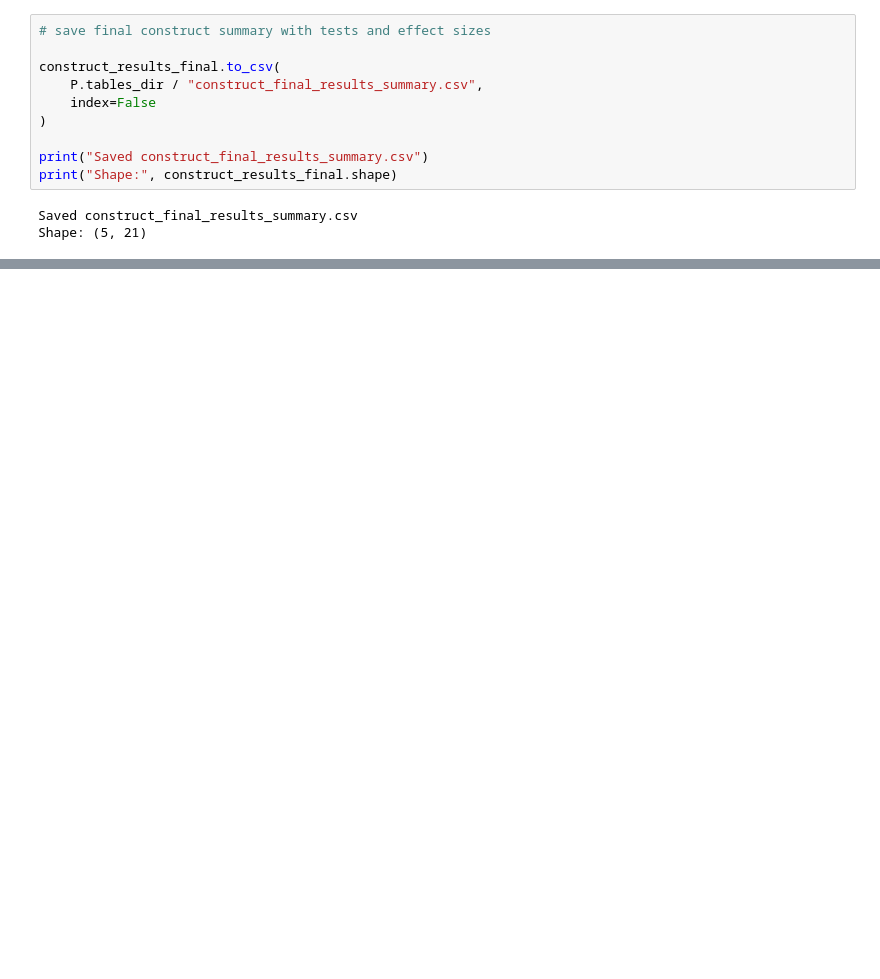
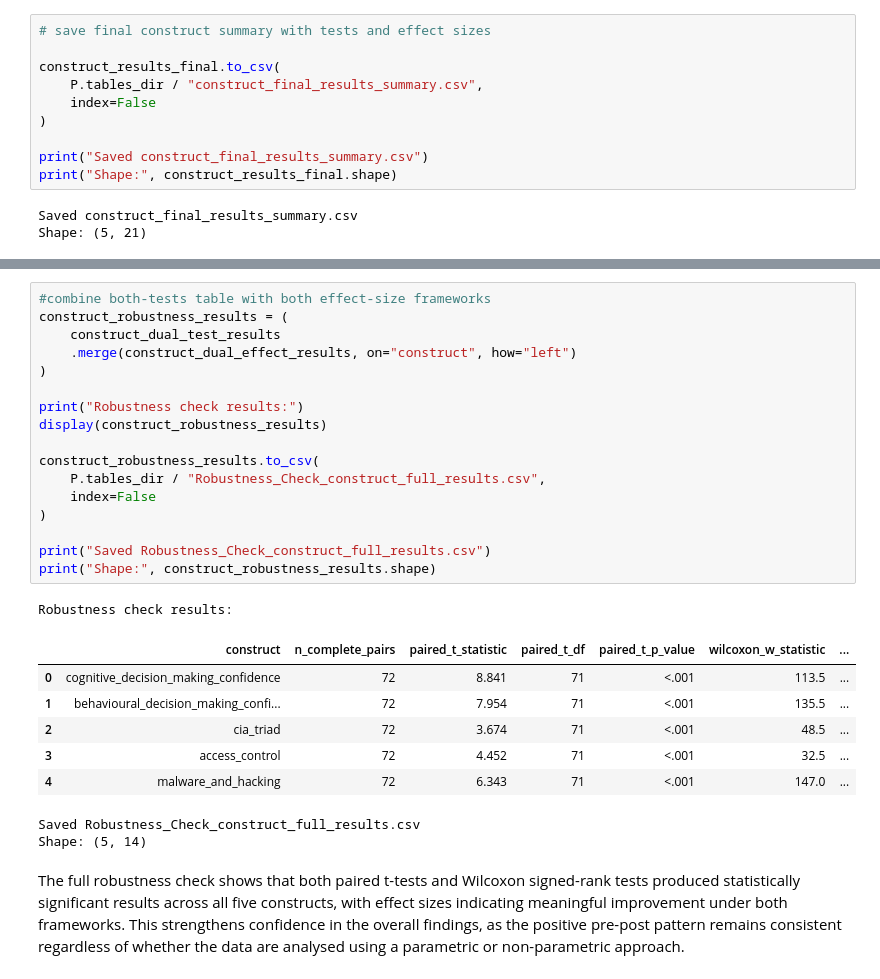
Before and after one commit to jrallison93/ISMSimulationGame, a Jupyter notebook: Analysis/Notebooks/analysis.ipynb, the cells around one changed output, grey strips where cells are left out. Drawn from its saved outputs; the diff is of its cells as text; blank space fills up the shorter version.

```diff
--- a/Analysis/Notebooks/analysis.ipynb
+++ b/Analysis/Notebooks/analysis.ipynb
@@ -687,0 +943,29 @@ Shape: (5, 21)
+# %%
+#combine both-tests table with both effect-size frameworks
+construct_robustness_results = (
+    construct_dual_test_results
+    .merge(construct_dual_effect_results, on="construct", how="left")
+)
+
+print("Robustness check results:")
+display(construct_robustness_results)
+
+construct_robustness_results.to_csv(
+    P.tables_dir / "Robustness_Check_construct_full_results.csv",
+    index=False
+)
+
+print("Saved Robustness_Check_construct_full_results.csv")
+print("Shape:", construct_robustness_results.shape)
+# %% [output]
+Robustness check results:
+|  | construct | n_complete_pairs | paired_t_statistic | paired_t_df | paired_t_p_value | wilcoxon_w_statistic | ... |
+| 0 | cognitive_decision_making_confidence | 72 | 8.841 | 71 | <.001 | 113.5 | ... |
+| 1 | behavioural_decision_making_confi... | 72 | 7.954 | 71 | <.001 | 135.5 | ... |
+| 2 | cia_triad | 72 | 3.674 | 71 | <.001 | 48.5 | ... |
+| 3 | access_control | 72 | 4.452 | 71 | <.001 | 32.5 | ... |
+| 4 | malware_and_hacking | 72 | 6.343 | 71 | <.001 | 147.0 | ... |
+Saved Robustness_Check_construct_full_results.csv
+Shape: (5, 14)
+# %% [markdown]
+The full robustness check shows that both paired t-tests and Wilcoxon signed-rank tests produced statistically significant results across all five constructs, with effect sizes indicating meaningful improvement under both frameworks. This strengthens confidence in the overall findings, as the positive pre-post pattern remains consistent regardless of whether the data are analysed using a parametric or non-parametric approach.
```
Also changed, not shown: parts of 22 cells of this notebook.
